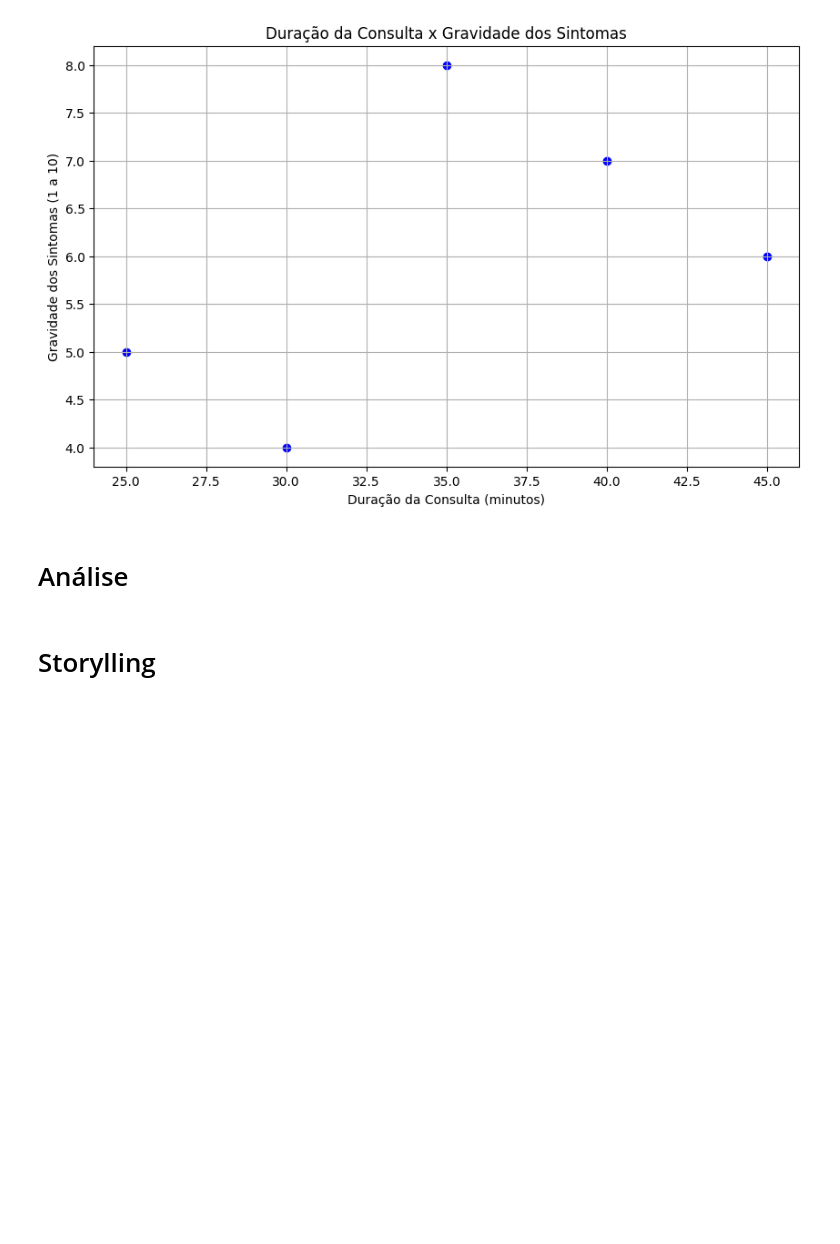
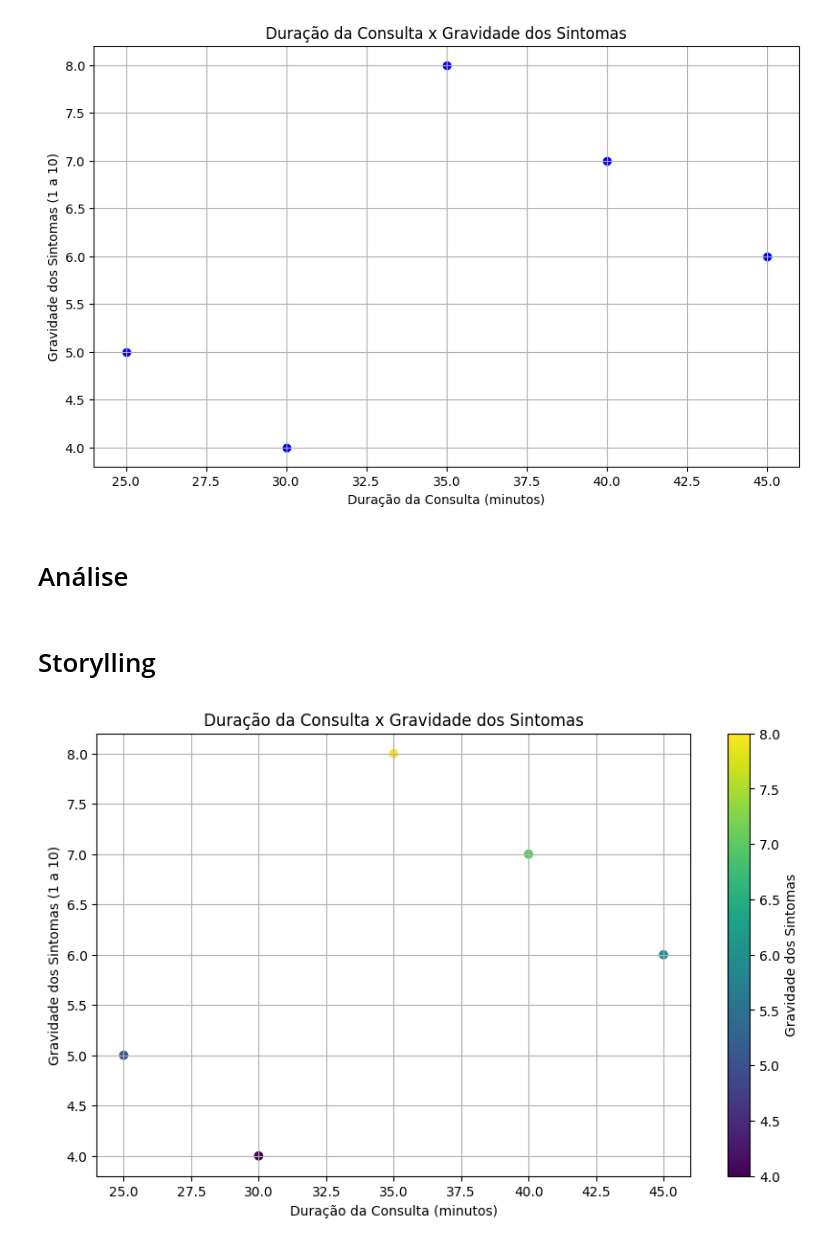
Before and after one commit to reprograma/on35-python-s12-pandas-numpy-II, a Jupyter notebook: exercicios/para-sala/ex_extra.ipynb, the cells around one changed output. Drawn from its saved outputs; the diff is of its cells as text; code cells hidden in the pictures; blank space fills up the shorter version.

```diff
--- a/exercicios/para-sala/ex_extra.ipynb
+++ b/exercicios/para-sala/ex_extra.ipynb
@@ -104,3 +104,16 @@ plt.show()
 # Análise
 # %% [markdown]
 # Storylling
+# %%
+colors = df['Gravidade_Sintomas']
+
+plt.figure(figsize=(10, 6))
+scatter = plt.scatter(df['Duracao_Consulta_Minutos'], df['Gravidade_Sintomas'], c=colors, cmap='viridis')
+plt.title('Duração da Consulta x Gravidade dos Sintomas')
+plt.xlabel('Duração da Consulta (minutos)')
+plt.ylabel('Gravidade dos Sintomas (1 a 10)')
+plt.colorbar(scatter, label='Gravidade dos Sintomas')
+plt.grid(True)
+plt.show()
+# %% [output]
+[figure, added]
```
Also changed, not shown: 1 other file.
